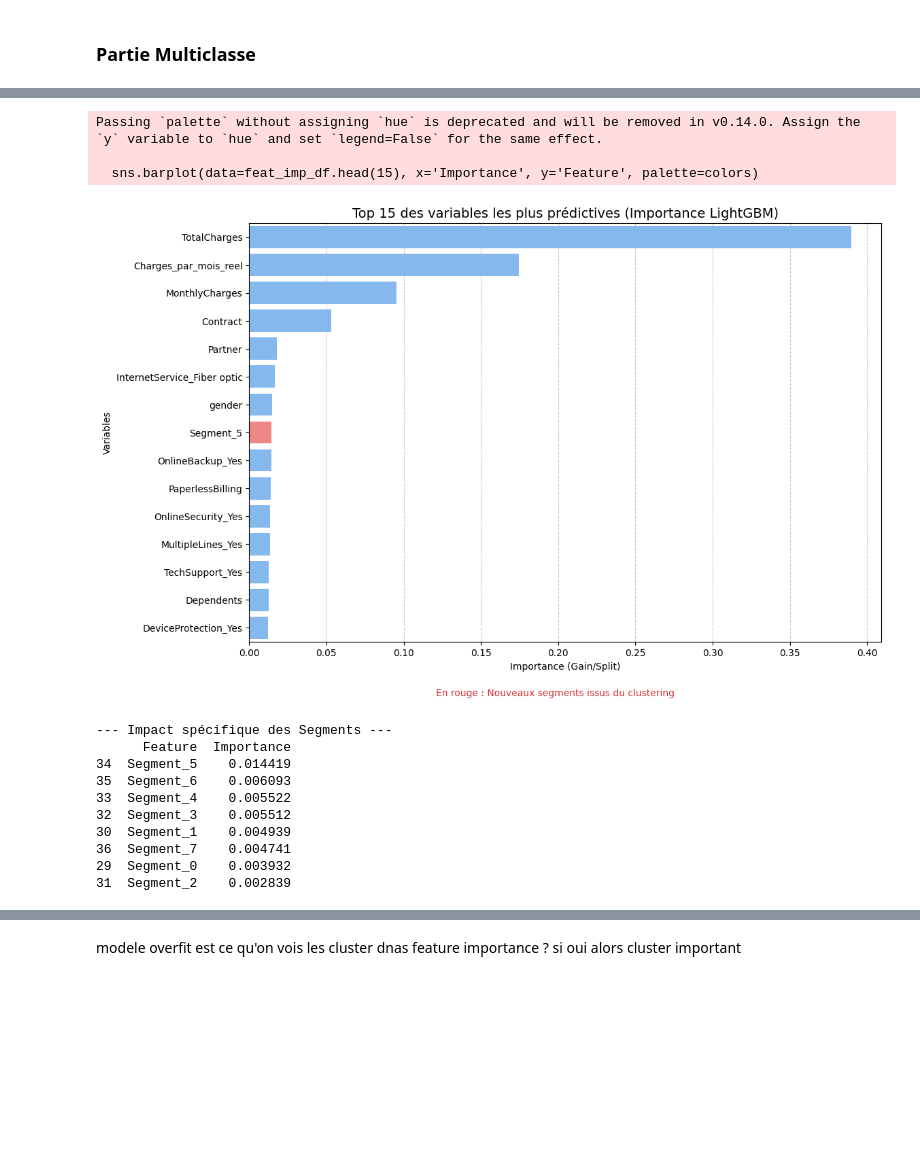
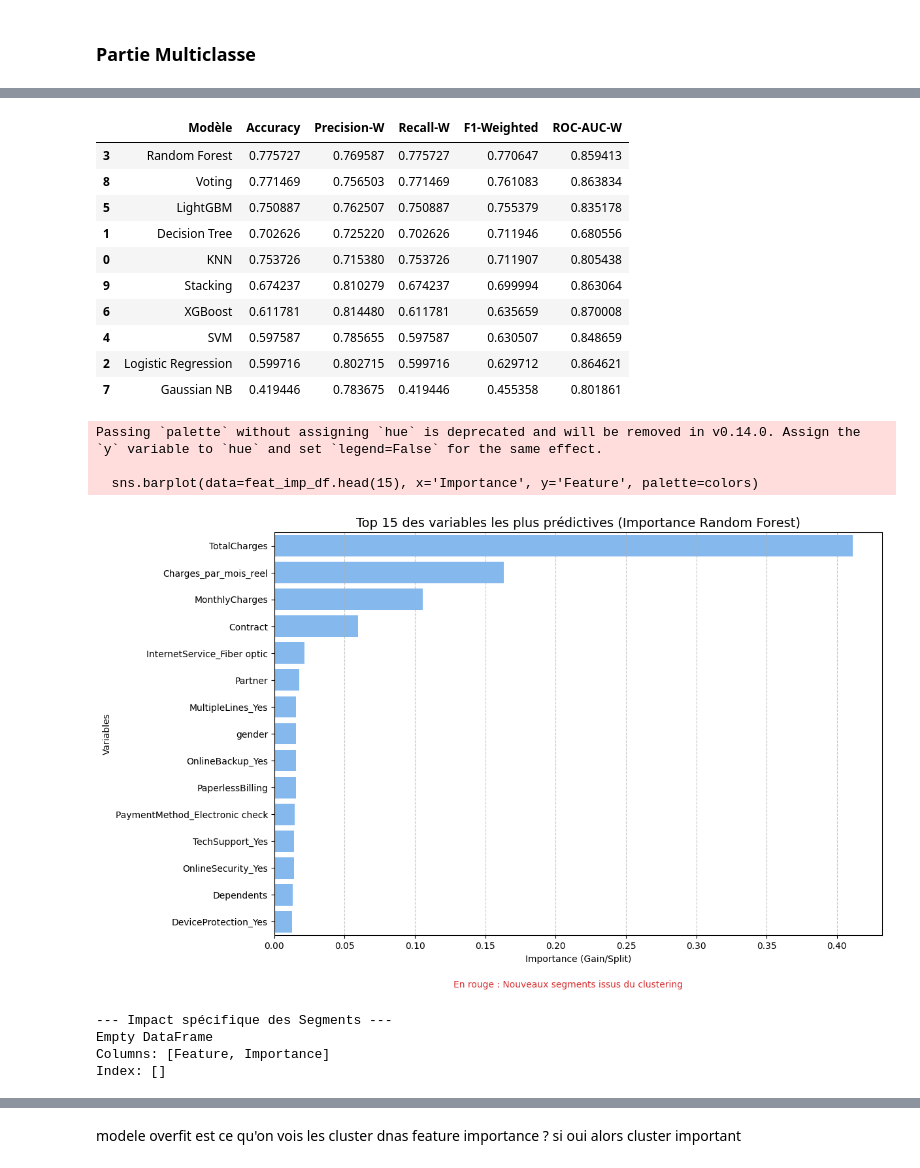
Before and after one commit to Bapt1st3/Telco_Customer_Prediction, a Jupyter notebook: classification.ipynb, the cells around one changed output, grey strips where cells are left out. Drawn from its saved outputs; the diff is of its cells as text; code cells hidden in the pictures; blank space fills up the shorter version.

Commit message:
fix: fixed the mutliclass classification

```diff
--- a/classification.ipynb
+++ b/classification.ipynb
@@ -53,7 +52,7 @@ if is_cat :
 df = pd.read_csv(name)
 if is_cat:
     df = df.drop(columns=['Churn_Period','Churn'])
-df = df.drop(columns=['Unnamed: 0','TotalCharges'])
+df = df.drop(columns=['Unnamed: 0'])
 # %%
 import joblib
 
@@ -111,7 +114,8 @@ def preparer_donnees_classification_export(df, path_modele_clustering='modele_cl
 X = df.drop(columns=[target_col])
 y = df[target_col]
 
-X_train, X_test, y_train, y_test = preparer_donnees_classification_export(df, target_column= target_col, keep_cluster=True)
+#X_train, X_test, y_train, y_test = preparer_donnees_classification_export(df, target_column= target_col, keep_cluster=True)
+X_train, X_test, y_train, y_test = preparer_donnees_classification_export(df, target_column= target_col, keep_cluster=False)
 # %%
 # Visualisation en utilisant t-SNE
 from sklearn.manifold import TSNE
@@ -253,21 +257,21 @@ sample_weights = compute_sample_weight(class_weight='balanced', y=y_train)
 param_grids = {
     "KNN": {
         "model": KNeighborsClassifier(),
-        "params": {'n_neighbors': [10, 20, 30], 'weights': ['distance']}
+        "params": {'n_neighbors': [5, 10, 15, 20, 30], 'weights': ['distance']}
     },
     "Decision Tree": {
         # Réduction de max_depth pour limiter l'overfitting
         "model": DecisionTreeClassifier(random_state=42, class_weight='balanced'),
-        "params": {'max_depth': [5, 8, 12], 'min_samples_leaf': [10, 20]}
+        "params": {'max_depth': [5, 8, 12,15,20], 'min_samples_leaf': [2,5,10, 20]}
     },
     "Logistic Regression": {
         "model": LogisticRegression(max_iter=2000, random_state=42, class_weight='balanced', multi_class='multinomial'),
-        "params": {'C': [0.01, 0.1, 1]} # C plus petit = plus de régularisation
+        "params": {'C': [0.01, 0.1, 1, 10]} # C plus petit = plus de régularisation
     },
     "Random Forest": {
         # max_samples réduit l'overfitting en utilisant moins de données par arbre
         "model": RandomForestClassifier(random_state=42, class_weight='balanced', n_jobs=-1, max_samples=0.8),
-        "params": {'n_estimators': [200], 'max_depth': [10, 15], 'min_samples_split': [5, 10]}
+        "params": {'n_estimators': [100, 200], 'max_depth': [10, 15, 20], 'min_samples_split': [5, 10]}
     },
     "SVM": {
         "model": SVC(probability=True, random_state=42, class_weight='balanced'),
@@ -275,12 +279,12 @@ param_grids = {
     },
     "LightGBM": {
         "model": LGBMClassifier(random_state=42, verbose=-1, class_weight='balanced'),
-        "params": {'n_estimators': [100, 200], 'learning_rate': [0.01, 0.05], 'num_leaves': [31, 50]}
+        "params": {'n_estimators': [100, 150, 200], 'learning_rate': [0.01, 0.05, 0.1], 'num_leaves': [31, 50]}
     },
     "XGBoost": {
         # Note: scale_pos_weight ne marche qu'en binaire. Pour le multiclasse, on passe sample_weight au .fit()
         "model": XGBClassifier(random_state=42, eval_metric='mlogloss'),
-        "params": {'n_estimators': [100, 150], 'max_depth': [3, 5], 'learning_rate': [0.01, 0.05]}
+        "params": {'n_estimators': [100, 150, 200], 'max_depth': [3, 4, 5,6], 'learning_rate': [0.01, 0.05]}
     },
     "Gaussian NB": {
         "model": GaussianNB(),
@@ -414,46 +425,54 @@ Passing `palette` without assigning `hue` is deprecated and will be removed in v
+# %%
+df_perf
+# %% [output]
+|  | Modèle | Accuracy | Precision-W | Recall-W | F1-Weighted | ROC-AUC-W |
+| 3 | Random Forest | 0.775727 | 0.769587 | 0.775727 | 0.770647 | 0.859413 |
+| 8 | Voting | 0.771469 | 0.756503 | 0.771469 | 0.761083 | 0.863834 |
+| 5 | LightGBM | 0.750887 | 0.762507 | 0.750887 | 0.755379 | 0.835178 |
+| 1 | Decision Tree | 0.702626 | 0.725220 | 0.702626 | 0.711946 | 0.680556 |
+| 0 | KNN | 0.753726 | 0.715380 | 0.753726 | 0.711907 | 0.805438 |
+| 9 | Stacking | 0.674237 | 0.810279 | 0.674237 | 0.699994 | 0.863064 |
+| 6 | XGBoost | 0.611781 | 0.814480 | 0.611781 | 0.635659 | 0.870008 |
+| 4 | SVM | 0.597587 | 0.785655 | 0.597587 | 0.630507 | 0.848659 |
+| 2 | Logistic Regression | 0.599716 | 0.802715 | 0.599716 | 0.629712 | 0.864621 |
+| 7 | Gaussian NB | 0.419446 | 0.783675 | 0.419446 | 0.455358 | 0.801861 |
 # %%
 
 
 # 1. Récupération des importances (basé sur ton code)
 importances = best_estimators["Random Forest"].feature_importances_
 feature_names = X_train.columns # Utilise bien le dataset avec les segments
 feat_imp_df = pd.DataFrame({'Feature': feature_names, 'Importance': importances}).sort_values(by='Importance', ascending=False)
 
 # 2. Visualisation du Top 15
 plt.figure(figsize=(12, 8))
 # On met en évidence les segments avec une couleur différente
 colors = ['#ff7675' if 'Segment' in x else '#74b9ff' for x in feat_imp_df['Feature']]
 
 sns.barplot(data=feat_imp_df.head(15), x='Importance', y='Feature', palette=colors)
 
-plt.title('Top 15 des variables les plus prédictives (Importance LightGBM)', fontsize=14)
+plt.title('Top 15 des variables les plus prédictives (Importance Random Forest)', fontsize=14)
 plt.xlabel('Importance (Gain/Split)')
 plt.ylabel('Variables')
 plt.grid(axis='x', linestyle='--', alpha=0.7)
 
 # Ajout d'une note explicative
 plt.figtext(0.5, 0.01, "En rouge : Nouveaux segments issus du clustering", ha="center", fontsize=10, color="#d63031")
 plt.show()
 
 # 3. Focus spécifique sur les segments
 segment_impact = feat_imp_df[feat_imp_df['Feature'].str.contains('Segment')]
 print("--- Impact spécifique des Segments ---")
 print(segment_impact)
 # %% [output]
 Passing `palette` without assigning `hue` is deprecated and will be removed in v0.14.0. Assign the `y` variable to `hue` and set `legend=False` for the same effect.
 
   sns.barplot(data=feat_imp_df.head(15), x='Importance', y='Feature', palette=colors)
-[figure, old version]
+[figure, new version]
 --- Impact spécifique des Segments ---
-      Feature  Importance
-34  Segment_5    0.014419
-35  Segment_6    0.006093
-33  Segment_4    0.005522
-32  Segment_3    0.005512
-30  Segment_1    0.004939
-36  Segment_7    0.004741
-29  Segment_0    0.003932
-31  Segment_2    0.002839
+Empty DataFrame
+Columns: [Feature, Importance]
+Index: []
 # %%
 from sklearn.model_selection import cross_val_score, learning_curve
 
```
Also changed, not shown: parts of 15 cells of this notebook, 3 other files.
